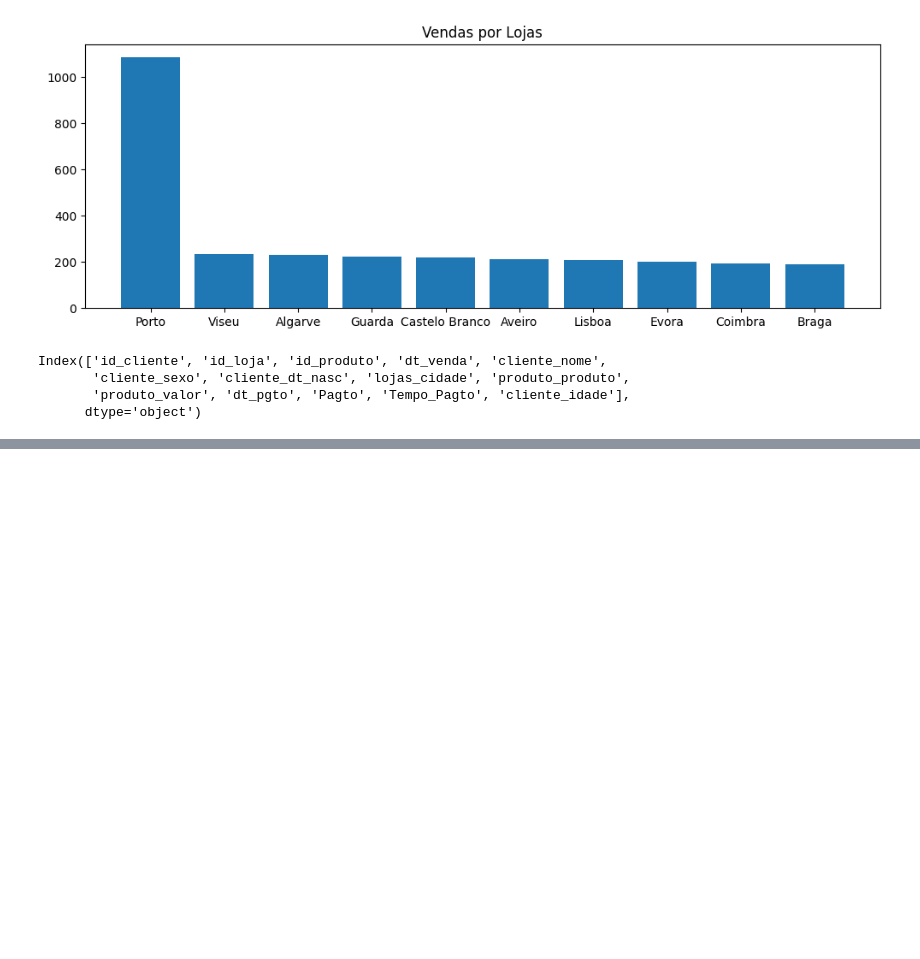
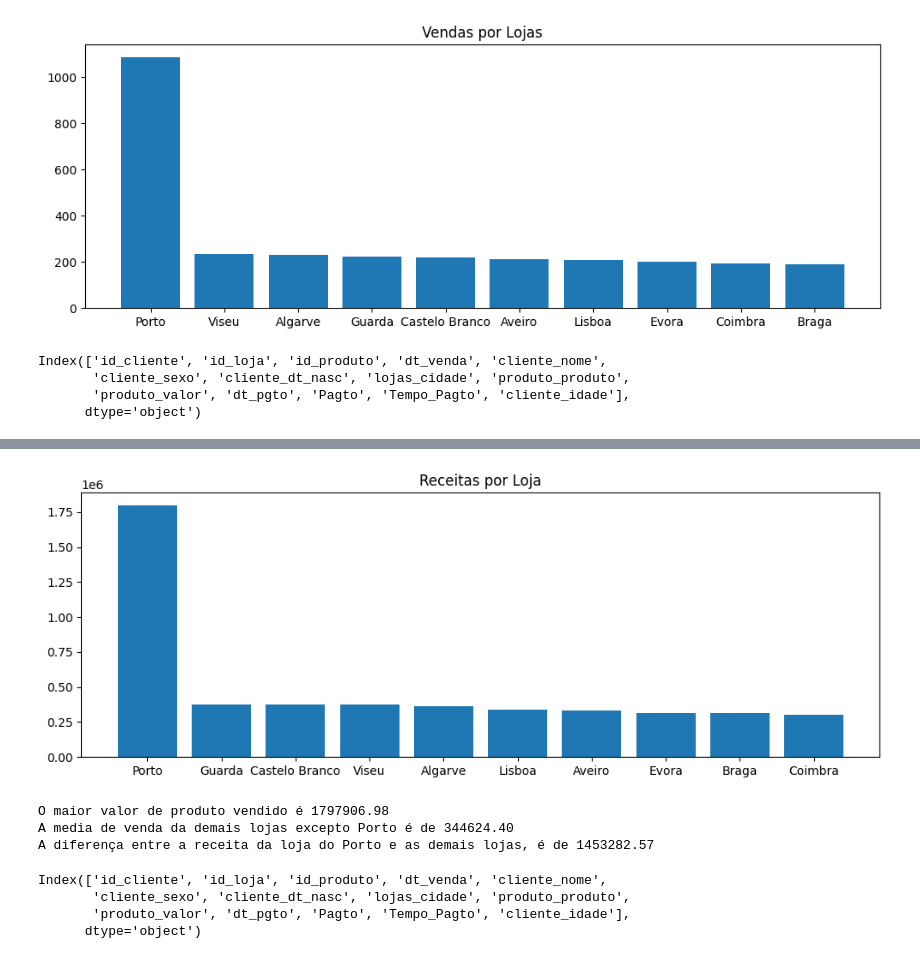
Before and after one commit to Gcango/Analise_Vendas_Soft_You, a Jupyter notebook: Soft_You_Analise_de_Vendas.ipynb, the cells around one changed output, grey strips where cells are left out. Saved outputs shown, nothing was run; the diff lists cells and outputs as text; code cells hidden in the pictures; blank space fills up the shorter version.

```diff
--- a/Soft_You_Analise_de_Vendas.ipynb
+++ b/Soft_You_Analise_de_Vendas.ipynb
@@ -546,0 +579,3 @@ Index(['id_cliente', 'id_loja', 'id_produto', 'dt_venda', 'cliente_nome',
+# %%
+maior_receita = dados[['lojas_cidade','produto_valor']].groupby('lojas_cidade').sum().produto_valor.sort_values(ascending=False)
+maior_receita
@@ -546,0 +595,19 @@ Index(['id_cliente', 'id_loja', 'id_produto', 'dt_venda', 'cliente_nome',
+# %%
+##-> projectando o gráfico para essa questão:
+plt.figure(figsize=(12, 4))
+plt.bar(maior_receita.index, maior_receita.values)
+plt.title('Receitas por Loja');
+# %% [output]
+[figure, added]
+# %%
+lp = maior_receita.max()
+loth = maior_receita[maior_receita!=maior_receita.max()].mean()
+dif_lploth = lp - loth
+
+print(f"O maior valor de produto vendido é {lp:.2f}")
+print(f"A media de venda da demais lojas excepto Porto é de {loth:.2f}")
+print(f"A diferença entre a receita da loja do Porto e as demais lojas, é de {dif_lploth:.2f}")
+# %% [output]
+O maior valor de produto vendido é 1797906.98
+A media de venda da demais lojas excepto Porto é de 344624.40
+A diferença entre a receita da loja do Porto e as demais lojas, é de 1453282.57
@@ -546,0 +616,7 @@ Index(['id_cliente', 'id_loja', 'id_produto', 'dt_venda', 'cliente_nome',
+# %%
+dados.columns
+# %% [output]
+Index(['id_cliente', 'id_loja', 'id_produto', 'dt_venda', 'cliente_nome',
+       'cliente_sexo', 'cliente_dt_nasc', 'lojas_cidade', 'produto_produto',
+       'produto_valor', 'dt_pgto', 'Pagto', 'Tempo_Pagto', 'cliente_idade'],
+      dtype='object')
```
Also changed, not shown: parts of 16 cells of this notebook.
